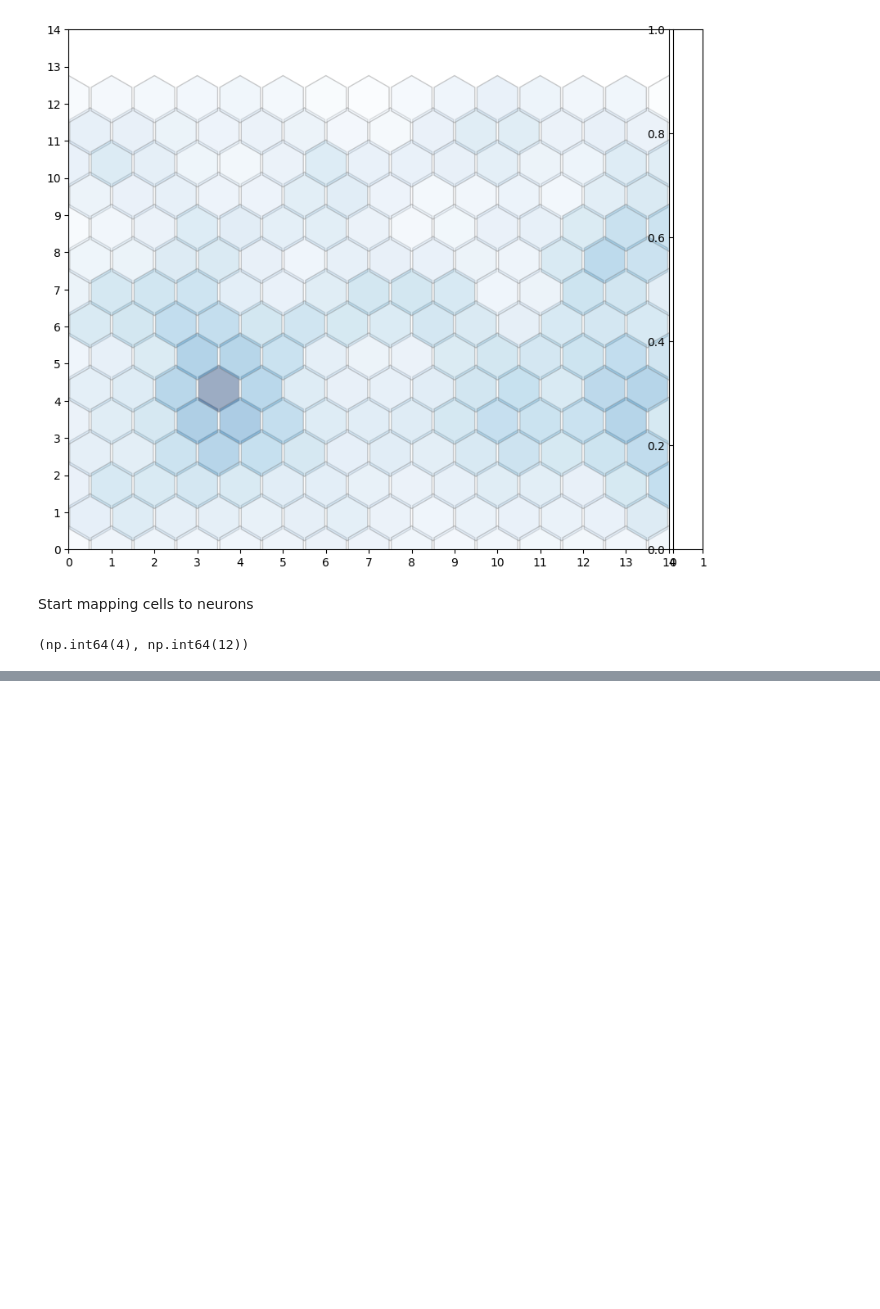
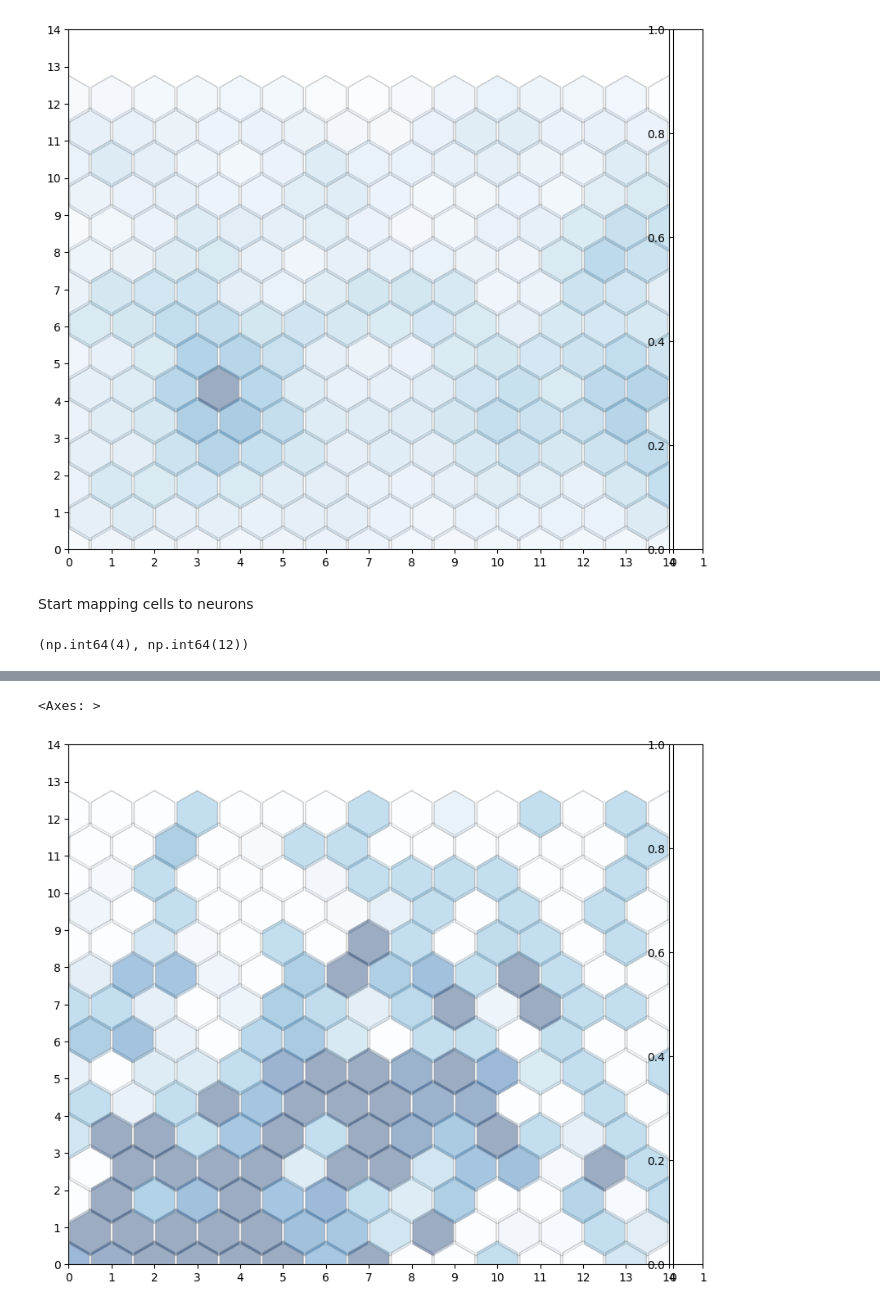
Before and after one commit to SZ-yang/SCSeq_LineageBarcoding, a Jupyter notebook: kevin/Writeup6_SOM/Writeup6_LARRY_SOM_entropy.ipynb, the cells around one changed output, grey strips where cells are left out. Saved outputs shown, nothing was run; the diff lists cells and outputs as text; code cells hidden in the pictures; blank space fills up the shorter version.

```diff
--- a/kevin/Writeup6_SOM/Writeup6_LARRY_SOM_entropy.ipynb
+++ b/kevin/Writeup6_SOM/Writeup6_LARRY_SOM_entropy.ipynb
@@ -408,0 +582,7 @@ print(w)
+# %%
+# Initialize a 15x15 array with 0.5 everywhere
+neutrophil_grid = np.full((15, 15), 0.5)
+
+# Iterate over the neuron_to_neutrophil_avg dictionary and update the corresponding locations
+for (x, y), neutrophil_avg in neuron_to_neutrophil_avg.items():
+  neutrophil_grid[x, y] = neutrophil_avg  # Update the value at the grid position (x, y)
@@ -408,0 +609,30 @@ print(w)
+# %%
+# Create a figure for the hexagonal grid visualization
+f = plt.figure(figsize=(10,10))
+ax = f.add_subplot(111)
+
+ax.set_aspect('equal')
+
+# Create a hexagonal grid for the SOM
+for i in range(weights.shape[0]):
+    for j in range(weights.shape[1]):
+        wy = yy[(i, j)] * np.sqrt(3) / 2
+        hex = RegularPolygon((xx[(i, j)], wy),
+                             numVertices=6,
+                             radius=.95 / np.sqrt(3),
+                             facecolor=cm.Blues(neutrophil_grid[i, j]),
+                             alpha=.4,
+                             edgecolor='gray')
+        ax.add_patch(hex)
+
+xrange = np.arange(weights.shape[0])
+yrange = np.arange(weights.shape[1])
+plt.xticks(xrange-.5, xrange)
+plt.yticks(yrange * np.sqrt(3) / 2, yrange)
+
+divider = make_axes_locatable(plt.gca())
+ax_cb = divider.new_horizontal(size="5%", pad=0.05)
+plt.gcf().add_axes(ax_cb)
+# %% [output]
+<Axes: >
+[figure, added]
```
Also changed, not shown: parts of 19 cells of this notebook.
